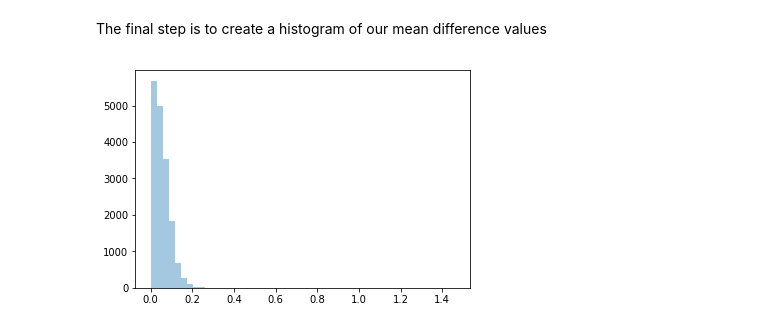
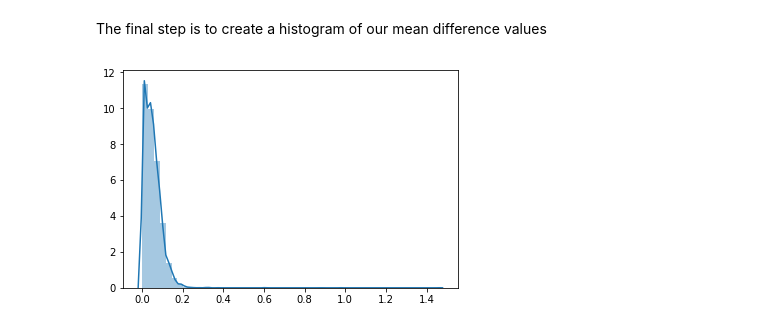
Before and after one commit to PayneLab/cptac, a Jupyter notebook: doc/use-case-3.ipynb, the cells around one changed output. Drawn from its saved outputs; the diff is of its cells as text; code cells hidden in the pictures.

```diff
--- a/doc/use-case-3.ipynb
+++ b/doc/use-case-3.ipynb
@@ -131,7 +131,7 @@ Length: 17156, dtype: float64
 The final step is to create a histogram of our mean difference values
 # %%
 #TODO is this the plot we want?
-sns.distplot(difference, kde=False)
+sns.distplot(difference, kde=True)
 plt.show()
 # %% [output]
-[figure, old version]
+[figure, new version]
```
Also changed, not shown: 15 other files.
